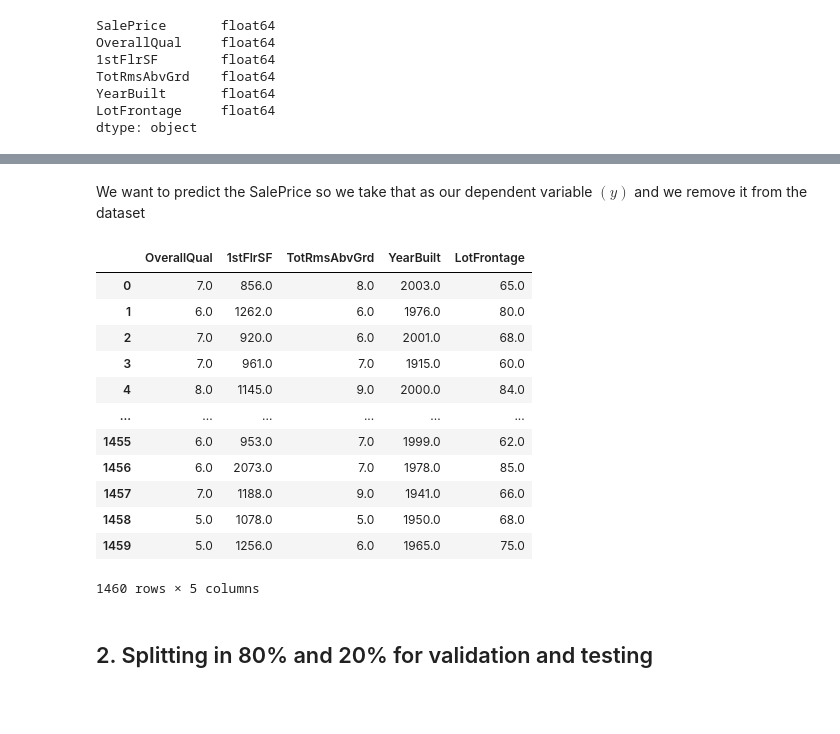
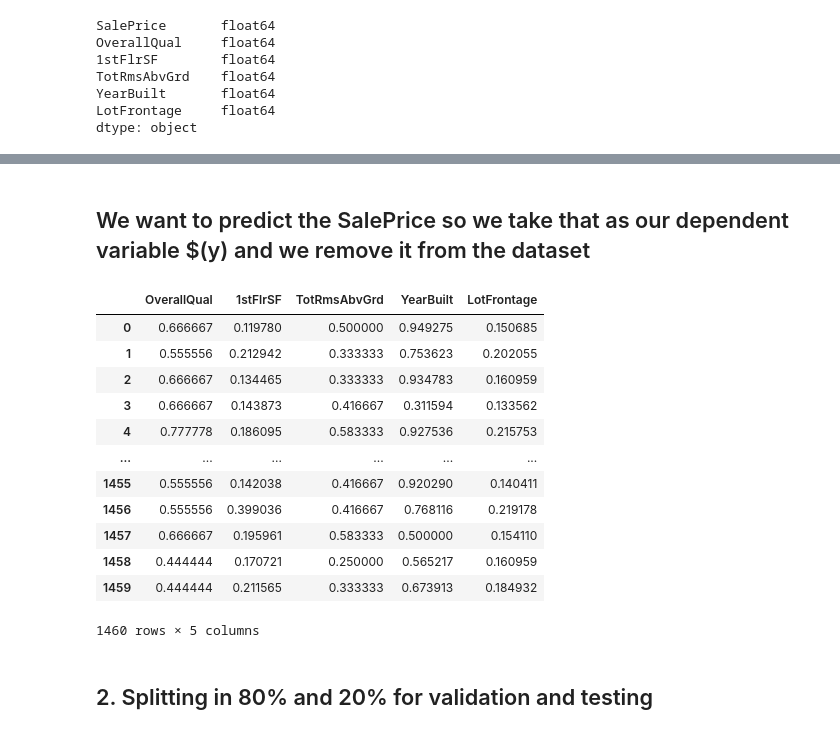
Before and after one commit to ochamodev/DS_Proyecto1_19001395_V, a Jupyter notebook: project1_code.ipynb, the cells around one changed output, grey strips where cells are left out. Cells and saved outputs as stored; diff of their text form; code cells hidden in the pictures; blank space fills up the shorter version.

```diff
--- a/project1_code.ipynb
+++ b/project1_code.ipynb
@@ -91,0 +163,2 @@ dtype: object
+# %%
+dataset = dataset.fillna(dataset.mean())
@@ -91,0 +177,13 @@ dtype: object
+# %%
+def normalization_with_min_max(col):
+  max_val = np.max(col)
+  min_val = np.min(col)
+
+  return (col - min_val) / (max_val - min_val)
+# %%
+normalizedDataset = dataset.copy()
+
+for column in normalizedDataset.columns:
+  normalizedDataset[column] = normalization_with_min_max(normalizedDataset[column])
+
+normalizedDataset.describe()
@@ -92,25 +200,24 @@ dtype: object
 # %% [markdown]
-We want to predict the SalePrice so we take that as our dependent variable $(y)$
-and we remove it from the dataset
+## We want to predict the SalePrice so we take that as our dependent variable $(y) and we remove it from the dataset
 # %%
-salePriceColumn = dataset.SalePrice
+salePriceColumn = normalizedDataset.SalePrice
 
-datasetToWork = dataset.copy().drop(SALE_PRICE_COL, axis=1)
+datasetToWork = normalizedDataset.copy().drop(SALE_PRICE_COL, axis=1)
 
 datasetToWork
 # %% [output]
 |  | OverallQual | 1stFlrSF | TotRmsAbvGrd | YearBuilt | LotFrontage |
-| 0 | 7.0 | 856.0 | 8.0 | 2003.0 | 65.0 |
-| 1 | 6.0 | 1262.0 | 6.0 | 1976.0 | 80.0 |
-| 2 | 7.0 | 920.0 | 6.0 | 2001.0 | 68.0 |
-| 3 | 7.0 | 961.0 | 7.0 | 1915.0 | 60.0 |
-| 4 | 8.0 | 1145.0 | 9.0 | 2000.0 | 84.0 |
+| 0 | 0.666667 | 0.119780 | 0.500000 | 0.949275 | 0.150685 |
+| 1 | 0.555556 | 0.212942 | 0.333333 | 0.753623 | 0.202055 |
+| 2 | 0.666667 | 0.134465 | 0.333333 | 0.934783 | 0.160959 |
+| 3 | 0.666667 | 0.143873 | 0.416667 | 0.311594 | 0.133562 |
+| 4 | 0.777778 | 0.186095 | 0.583333 | 0.927536 | 0.215753 |
 | ... | ... | ... | ... | ... | ... |
-| 1455 | 6.0 | 953.0 | 7.0 | 1999.0 | 62.0 |
-| 1456 | 6.0 | 2073.0 | 7.0 | 1978.0 | 85.0 |
-| 1457 | 7.0 | 1188.0 | 9.0 | 1941.0 | 66.0 |
-| 1458 | 5.0 | 1078.0 | 5.0 | 1950.0 | 68.0 |
-| 1459 | 5.0 | 1256.0 | 6.0 | 1965.0 | 75.0 |
+| 1455 | 0.555556 | 0.142038 | 0.416667 | 0.920290 | 0.140411 |
+| 1456 | 0.555556 | 0.399036 | 0.416667 | 0.768116 | 0.219178 |
+| 1457 | 0.666667 | 0.195961 | 0.583333 | 0.500000 | 0.154110 |
+| 1458 | 0.444444 | 0.170721 | 0.250000 | 0.565217 | 0.160959 |
+| 1459 | 0.444444 | 0.211565 | 0.333333 | 0.673913 | 0.184932 |
 1460 rows × 5 columns
 # %% [markdown]
 ## 2. Splitting in 80% and 20% for validation and testing
```
Also changed, not shown: parts of 23 cells of this notebook.
